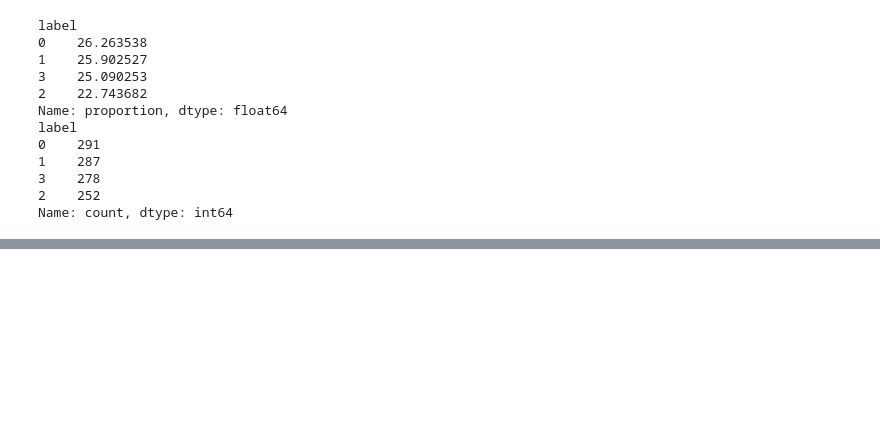
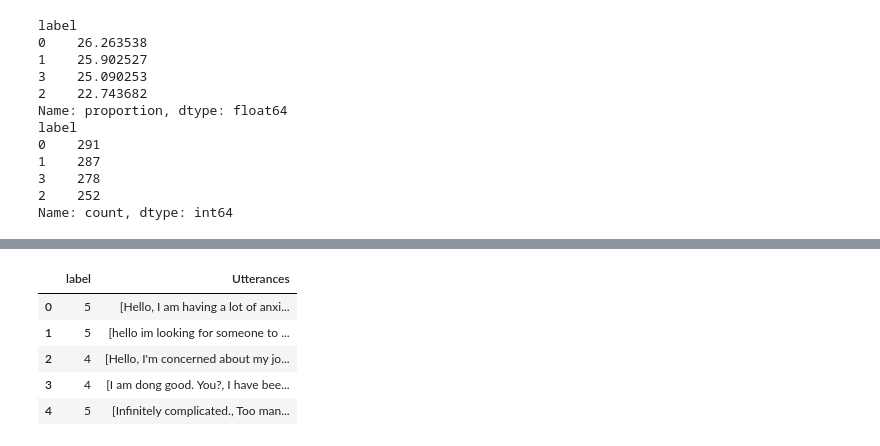
Before and after one commit to JuliaWieczorek/meisd_project, a Jupyter notebook: pipeline/intensity_classification_per_conversation_MEISD.ipynb, the cells around one changed output, grey strips where cells are left out. Saved outputs shown, nothing was run; the diff lists cells and outputs as text; code cells hidden in the pictures; blank space fills up the shorter version.

Commit message:
validation of the intensity classificaiton

```diff
--- a/pipeline/intensity_classification_per_conversation_MEISD.ipynb
+++ b/pipeline/intensity_classification_per_conversation_MEISD.ipynb
@@ -544,0 +590,43 @@ writer.close()
+# %%
+import json
+def load_data(file_path):
+    with open(file_path, "r", encoding='utf-8') as file:
+        data = json.load(file)
+    return data
+
+def extract_seeker_data(data, key):
+    result = []
+
+    for entry in data:
+        dialog = entry['dialog']
+        seeker_dialog = [item['content'].strip() for item in dialog if item['speaker'] == 'seeker']
+
+        quarter_length = max(1, len(seeker_dialog) // 4)
+
+        if key == 'initial_emotion_intensity':
+            selected_dialog = seeker_dialog[:quarter_length]
+        elif key == 'final_emotion_intensity':
+            selected_dialog = seeker_dialog[-quarter_length:]
+        else:
+            continue
+
+        result.append({
+            key: entry['survey_score']['seeker'][key],
+            'dialog': selected_dialog
+        })
+
+    return result
+
+dataset = load_data('C:/Users/juwieczo/DataspellProjects/meisd_project/pipeline/ESConv.json')
+
+first_25_percent = extract_seeker_data(dataset, 'initial_emotion_intensity')
+first_25_df = pd.DataFrame(first_25_percent)
+first_25_df.columns = ['label', 'Utterances']
+first_25_df.head()
+# %% [output]
+|  | label | Utterances |
+| 0 | 5 | [Hello, I am having a lot of anxi... |
+| 1 | 5 | [hello im looking for someone to ... |
+| 2 | 4 | [Hello, I'm concerned about my jo... |
+| 3 | 4 | [I am dong good. You?, I have bee... |
+| 4 | 5 | [Infinitely complicated., Too man... |
```
Also changed, not shown: parts of 9 cells of this notebook, 1 other file.
